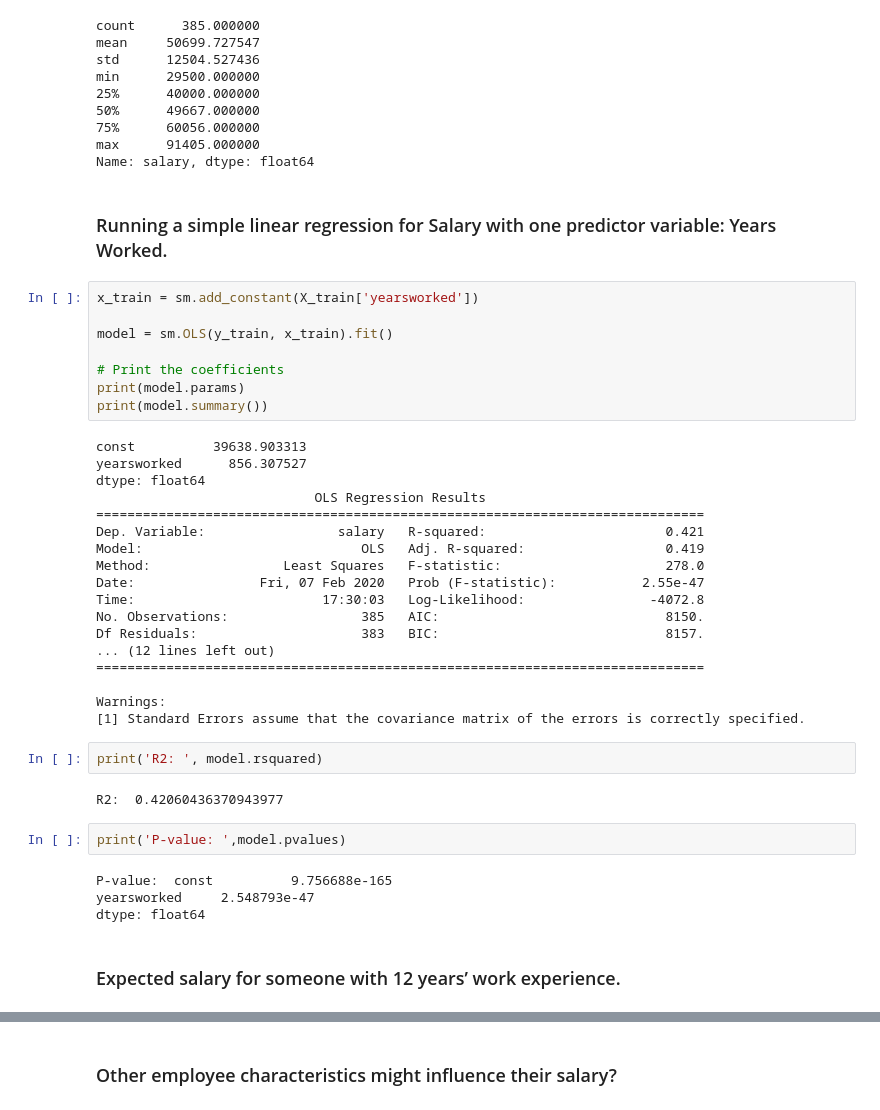
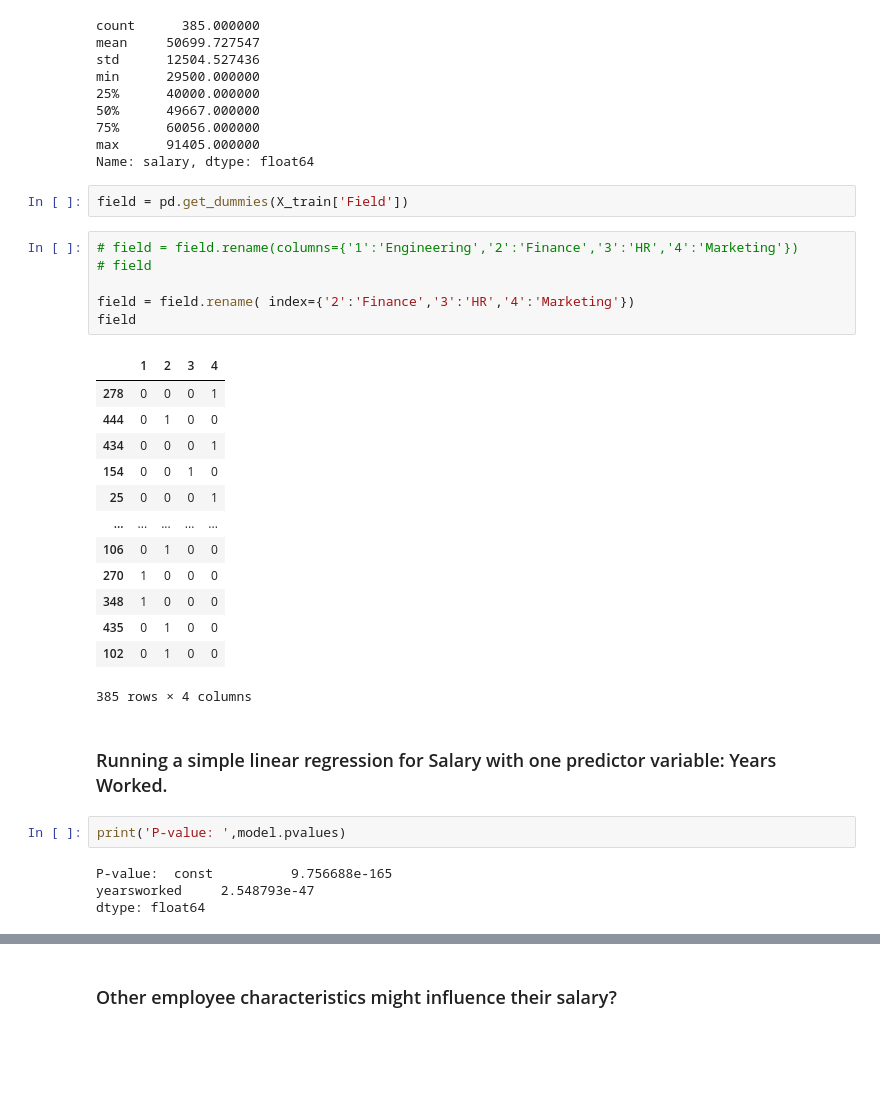
Before and after one commit to boitshepo97/multivariate-linear-regression, a Jupyter notebook: Multivariate Linear Regression.ipynb, the cells around one changed output, grey strips where cells are left out. Saved outputs shown, nothing was run; the diff lists cells and outputs as text; blank space fills up the shorter version.

```diff
--- a/Multivariate Linear Regression.ipynb
+++ b/Multivariate Linear Regression.ipynb
@@ -135,43 +109,33 @@ min      29500.000000
 75%      60056.000000
 max      91405.000000
 Name: salary, dtype: float64
+# %%
+field = pd.get_dummies(X_train['Field'])
+# %%
+# field = field.rename(columns={'1':'Engineering','2':'Finance','3':'HR','4':'Marketing'})
+# field
+
+field = field.rename( index={'2':'Finance','3':'HR','4':'Marketing'})
+field
+# %% [output]
+|  | 1 | 2 | 3 | 4 |
+| 278 | 0 | 0 | 0 | 1 |
+| 444 | 0 | 1 | 0 | 0 |
+| 434 | 0 | 0 | 0 | 1 |
+| 154 | 0 | 0 | 1 | 0 |
+| 25 | 0 | 0 | 0 | 1 |
+| ... | ... | ... | ... | ... |
+| 106 | 0 | 1 | 0 | 0 |
+| 270 | 1 | 0 | 0 | 0 |
+| 348 | 1 | 0 | 0 | 0 |
+| 435 | 0 | 1 | 0 | 0 |
+| 102 | 0 | 1 | 0 | 0 |
+385 rows × 4 columns
 # %% [markdown]
 ### Running a simple linear regression for Salary with one predictor variable: Years Worked.
-# %%
-x_train = sm.add_constant(X_train['yearsworked'])
-
-model = sm.OLS(y_train, x_train).fit()
-
-# Print the coefficients
-print(model.params)
-print(model.summary())
-# %% [output]
-const          39638.903313
-yearsworked      856.307527
-dtype: float64
-                            OLS Regression Results
-==============================================================================
-Dep. Variable:                 salary   R-squared:                       0.421
-Model:                            OLS   Adj. R-squared:                  0.419
-Method:                 Least Squares   F-statistic:                     278.0
-Date:                Fri, 07 Feb 2020   Prob (F-statistic):           2.55e-47
-Time:                        17:30:03   Log-Likelihood:                -4072.8
-No. Observations:                 385   AIC:                             8150.
-Df Residuals:                     383   BIC:                             8157.
-... (12 lines left out)
-==============================================================================
-
-Warnings:
-[1] Standard Errors assume that the covariance matrix of the errors is correctly specified.
-# %%
-print('R2: ', model.rsquared)
-# %% [output]
-R2:  0.42060436370943977
 # %%
 print('P-value: ',model.pvalues)
 # %% [output]
 P-value:  const          9.756688e-165
 yearsworked     2.548793e-47
 dtype: float64
-# %% [markdown]
-### Expected salary for someone with 12 years’ work experience.
```
Also changed, not shown: parts of 18 cells of this notebook, 1 other file.
